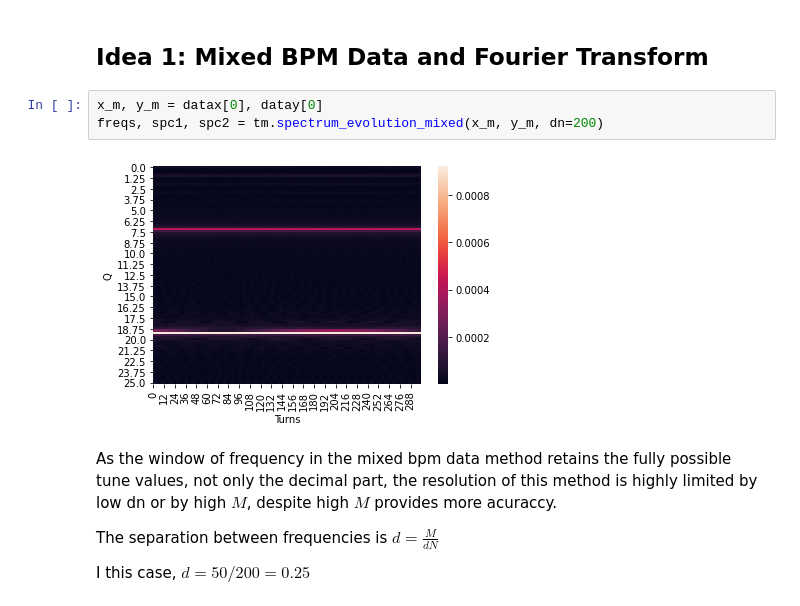
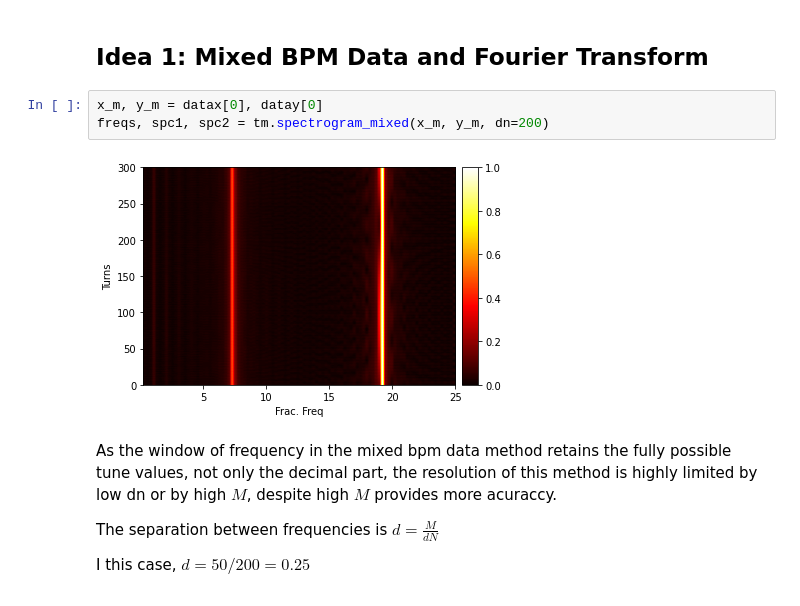
Before and after one commit to lnls-fac/apsuite, a Jupyter notebook: apsuite/emittance_exchange/bo_tune_measure/tune_measure_tests.ipynb, the cells around one changed output. Saved outputs shown, nothing was run; the diff lists cells and outputs as text.

Commit message:
TUNEMES.MNT: Removes the depedance of pandas and seaborn, change typo 'spectrum_evolution' -> 'spectogram',improve the heatmaps quality

```diff
--- a/apsuite/emittance_exchange/bo_tune_measure/tune_measure_tests.ipynb
+++ b/apsuite/emittance_exchange/bo_tune_measure/tune_measure_tests.ipynb
@@ -169,9 +169,9 @@ with plt.style.context(['science', 'notebook']):
 ## Idea 1: Mixed BPM Data and Fourier Transform
 # %%
 x_m, y_m = datax[0], datay[0]
-freqs, spc1, spc2 = tm.spectrum_evolution_mixed(x_m, y_m, dn=200)
+freqs, spc1, spc2 = tm.spectrogram_mixed(x_m, y_m, dn=200)
 # %% [output]
-[figure, old version]
+[figure, new version]
 # %% [markdown]
 As the window of frequency in the mixed bpm data method retains the fully possible tune values, not only the decimal part, the resolution of this method is highly limited by  low dn or by high $M$, despite high $M$ provides more acuraccy.
 
```
Also changed, not shown: parts of 4 cells of this notebook, 1 other file.
